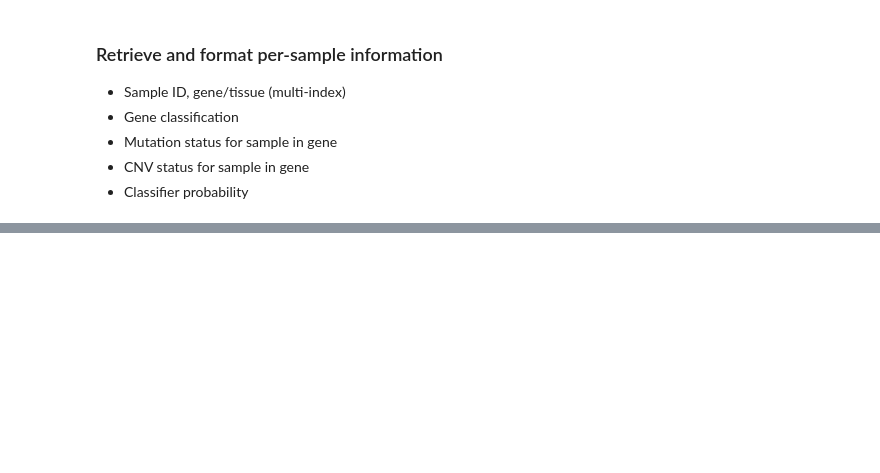
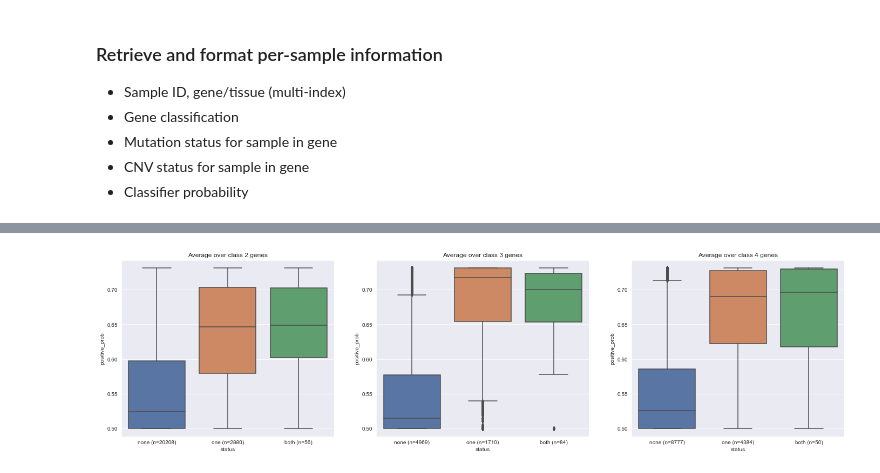
Before and after one commit to greenelab/mutation-fn, a Jupyter notebook: 3_park_analysis.ipynb, the cells around one changed output, grey strips where cells are left out. Drawn from its saved outputs; the diff is of its cells as text; code cells hidden in the pictures; blank space fills up the shorter version.

```diff
--- a/3_park_analysis.ipynb
+++ b/3_park_analysis.ipynb
@@ -244,0 +312,14 @@ plt.xticks(np.arange(3),
+# %%
+sns.set({'figure.figsize': (24, 6)})
+fig, axarr = plt.subplots(1, 3)
+
+for ix, class_label in enumerate(['class 2', 'class 3', 'class 4']):
+    ax = axarr[ix]
+    plot_df = park_info_df[park_info_df['class'] == class_label]
+    sns.boxplot(data=plot_df, x='status', y='positive_prob',
+                order=order, ax=ax)
+    ax.set_title('Average over {} genes'.format(class_label))
+    count_map = get_counts(plot_df.status.values)
+    ax.set_xticks(np.arange(3), ['{} (n={})'.format(l, count_map[l]) for l in order])
+# %% [output]
+[figure, added]
```
Also changed, not shown: parts of 11 cells of this notebook, 1 other file.
